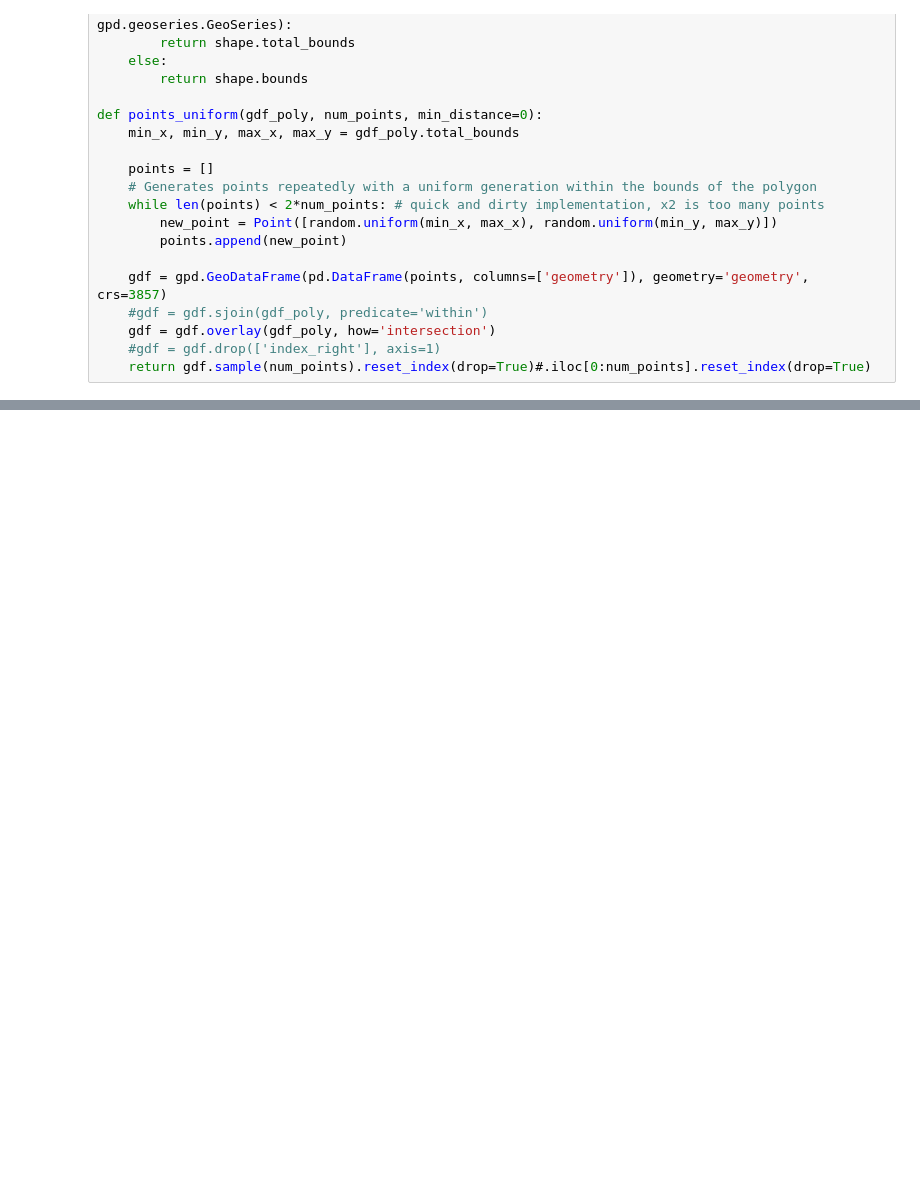
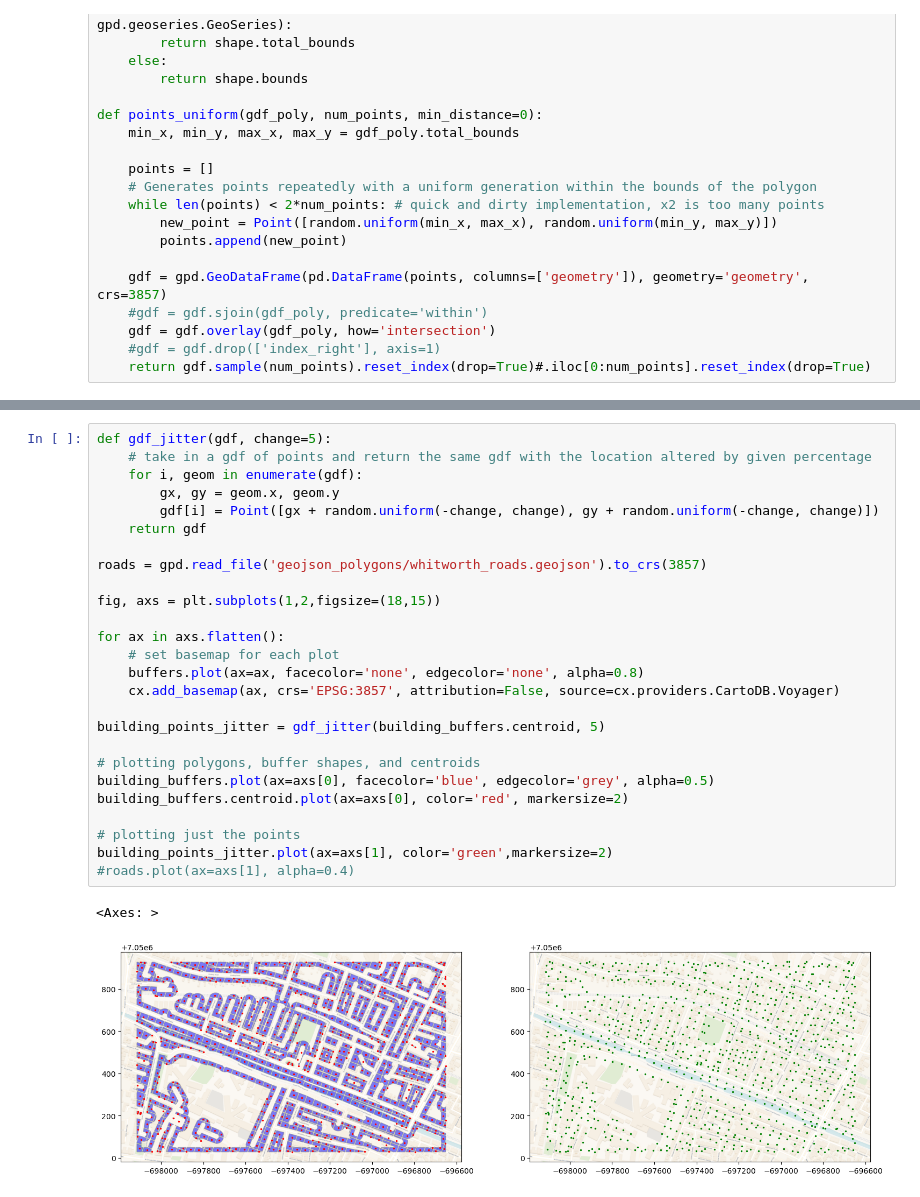
Before and after one commit to paddeaux/radian, a Jupyter notebook: radian_multi.ipynb, the cells around one changed output, grey strips where cells are left out. Drawn from its saved outputs; the diff is of its cells as text; blank space fills up the shorter version.

```diff
--- a/radian_multi.ipynb
+++ b/radian_multi.ipynb
@@ -121,0 +200,29 @@ get_bounds_points_linestring(test_buffer_gdf.iloc[0]['geometry']).plot(ax=ax, co
+# %%
+def gdf_jitter(gdf, change=5):
+    # take in a gdf of points and return the same gdf with the location altered by given percentage
+    for i, geom in enumerate(gdf):
+        gx, gy = geom.x, geom.y
+        gdf[i] = Point([gx + random.uniform(-change, change), gy + random.uniform(-change, change)])
+    return gdf
+
+roads = gpd.read_file('geojson_polygons/whitworth_roads.geojson').to_crs(3857)
+
+fig, axs = plt.subplots(1,2,figsize=(18,15))
+
+for ax in axs.flatten():
+    # set basemap for each plot
+    buffers.plot(ax=ax, facecolor='none', edgecolor='none', alpha=0.8)
+    cx.add_basemap(ax, crs='EPSG:3857', attribution=False, source=cx.providers.CartoDB.Voyager)
+
+building_points_jitter = gdf_jitter(building_buffers.centroid, 5)
+
+# plotting polygons, buffer shapes, and centroids
+building_buffers.plot(ax=axs[0], facecolor='blue', edgecolor='grey', alpha=0.5)
+building_buffers.centroid.plot(ax=axs[0], color='red', markersize=2)
+
+# plotting just the points
+building_points_jitter.plot(ax=axs[1], color='green',markersize=2)
+#roads.plot(ax=axs[1], alpha=0.4)
+# %% [output]
+<Axes: >
+[figure, added]
```
Also changed, not shown: parts of 3 cells of this notebook, 9 other files.
